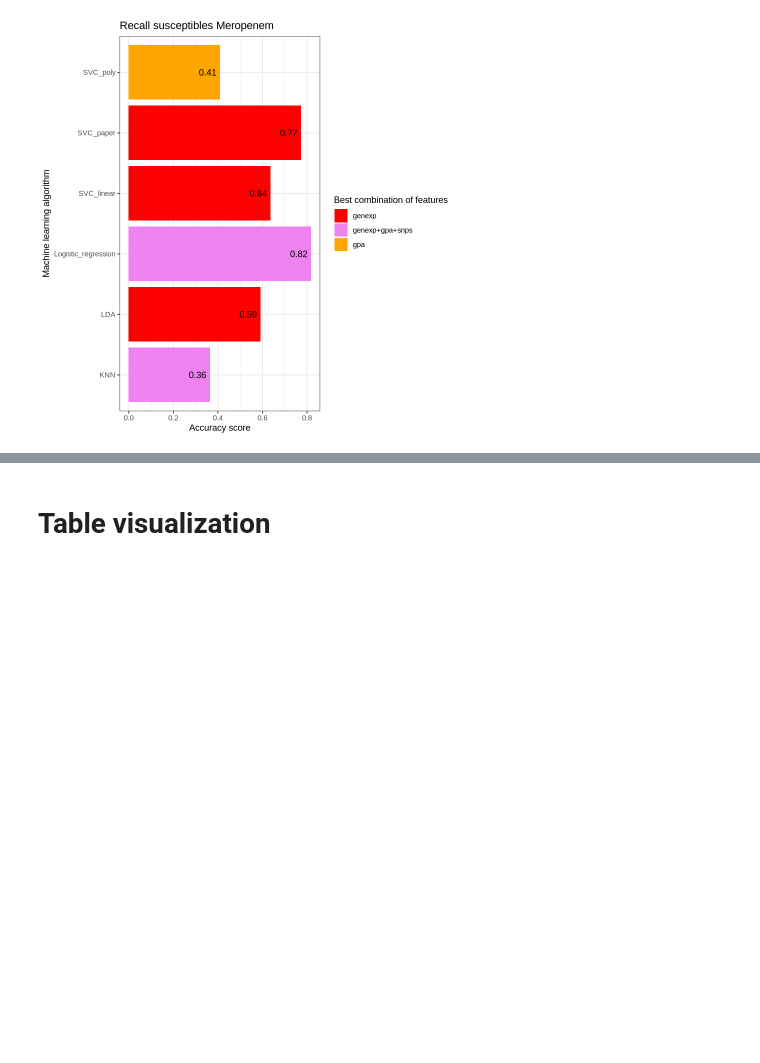
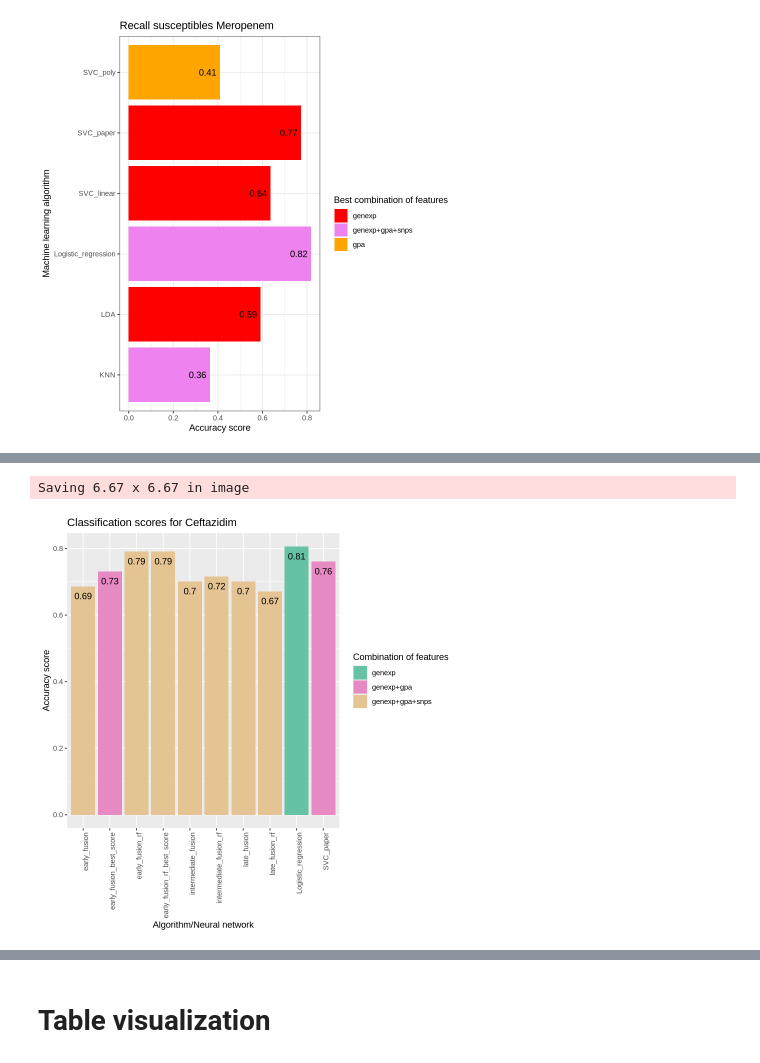
Before and after one commit to riccardo03-maker/Multiomic_integration_antimicrobial_resistance, a Jupyter notebook: r_trials.ipynb, the cells around one changed output, grey strips where cells are left out. Drawn from its saved outputs; the diff is of its cells as text; code cells hidden in the pictures; blank space fills up the shorter version.

Commit message:
Created figure 8

```diff
--- a/r_trials.ipynb
+++ b/r_trials.ipynb
@@ -478,0 +545,3 @@ Saving 6.67 x 6.67 in image
+# %%
+all_scores = bind_rows(log_reg_scores, svm_paper_scores, intermediate_fusion_scores,
+                        intermediate_fusion_scores_rf, late_fusion_scores, late_fusion_scores_rf)
@@ -478,0 +675,19 @@ Saving 6.67 x 6.67 in image
+# %%
+#merge everything in all_scores dataset
+all_scores <- bind_rows(all_scores, early_fusion_scores_cef, early_fusion_scores_cip, early_fusion_scores_mer, early_fusion_scores_tob,
+                        early_fusion_scores_rf_cef, early_fusion_scores_rf_cip, early_fusion_scores_rf_mer, early_fusion_scores_rf_tob)
+# %%
+cef_scores <- all_scores %>%
+    filter(drug == 'Cef')
+
+ggplot(data = cef_scores, aes(x = algorithm, y = accuracy, fill = features)) +
+    geom_bar(stat = "identity") +
+    scale_fill_manual(values = c("genexp" = "#66c2a5", "gpa" = "#fc8d62", "snps" = "#8da0cb",
+                        "genexp+gpa" = "#e78ac3", "genexp+snps" = "#a6d854", "gpa+snps"="#ffd92f", "genexp+gpa+snps" = "#e5c494")) +
+    labs(title = "Classification scores for Ceftazidim", x = "Algorithm/Neural network", y = "Accuracy score", fill = "Combination of features") +
+    geom_text(aes(label = round(accuracy, digits = 2), vjust = 2)) +
+    theme(axis.text.x = element_text(angle = 90, hjust = 1))
+ggsave("plots/figure_8/cef_scores.png")
+# %% [output]
+Saving 6.67 x 6.67 in image
+[figure, added]
```
Also changed, not shown: parts of 7 cells of this notebook, 5 other files.
